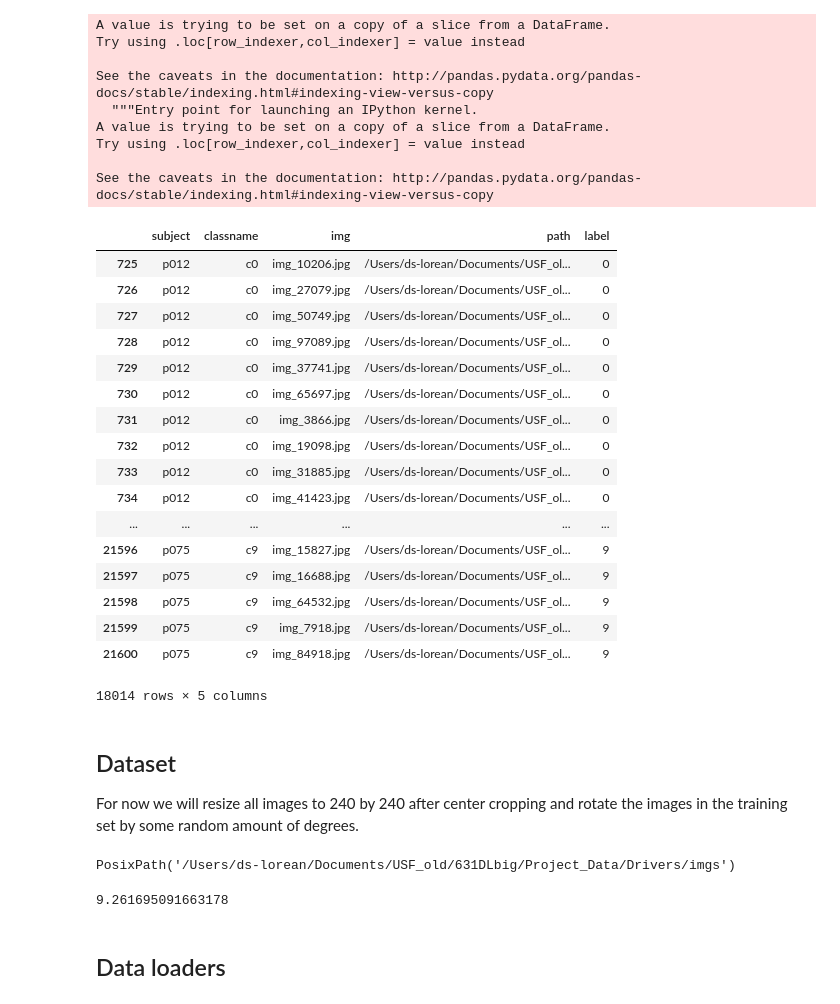
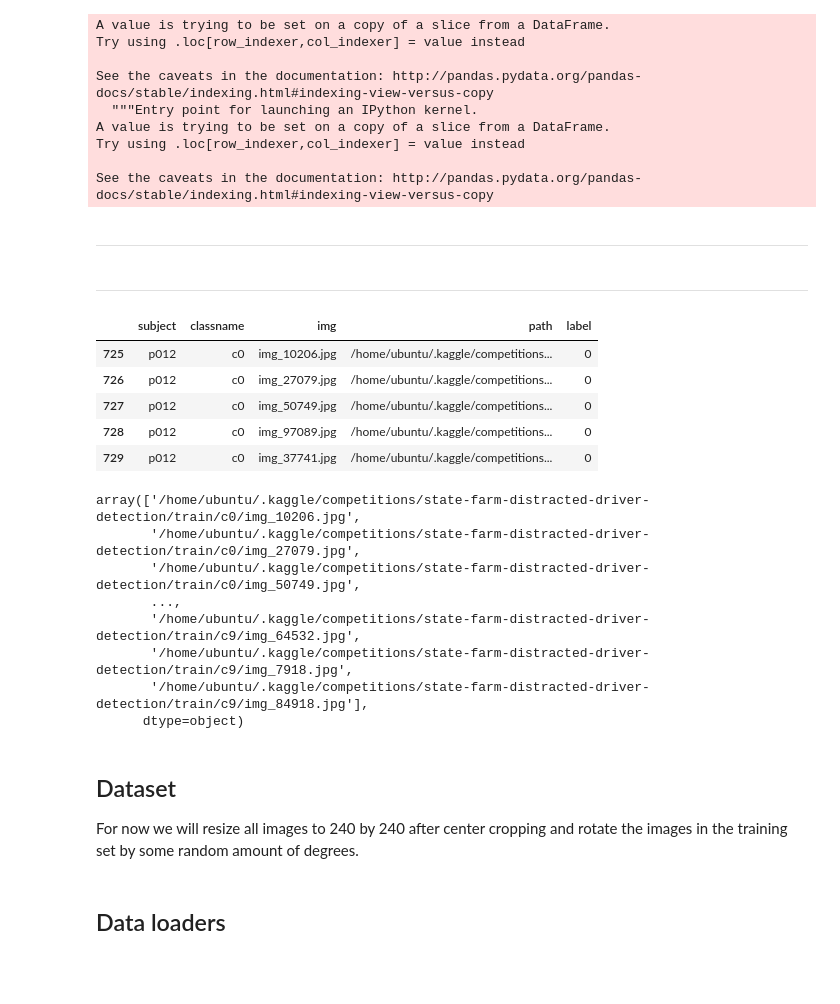
Before and after one commit to yuyun2/dl_distracted_driver, a Jupyter notebook: CNN_dataset_v2.ipynb, the cells around one changed output. Drawn from its saved outputs; the diff is of its cells as text; code cells hidden in the pictures; blank space fills up the shorter version.

```diff
--- a/CNN_dataset_v2.ipynb
+++ b/CNN_dataset_v2.ipynb
@@ -166,7 +171,8 @@ import random
 # %% [markdown]
 Read in dataframe with image files info
 # %%
-imgs_df = pd.read_csv('/Users/ds-lorean/Documents/USF_old/631DLbig/Project_Data/Drivers/driver_imgs_list.csv')
+# imgs_df = pd.read_csv('/Users/ds-lorean/Documents/USF_old/631DLbig/Project_Data/Drivers/driver_imgs_list.csv')
+imgs_df = pd.read_csv('/home/ubuntu/.kaggle/competitions/state-farm-distracted-driver-detection/driver_imgs_list.csv')
 imgs_df.head()
 # %% [output]
 |  | subject | classname | img |
@@ -249,7 +247,8 @@ train_imgs.head()
 | 728 | p012 | c0 | img_97089.jpg |
 | 729 | p012 | c0 | img_37741.jpg |
 # %%
-tr_path = '/Users/ds-lorean/Documents/USF_old/631DLbig/Project_Data/Drivers/imgs/train/'
+#tr_path = '/Users/ds-lorean/Documents/USF_old/631DLbig/Project_Data/Drivers/imgs/train/'
+tr_path = '/home/ubuntu/.kaggle/competitions/state-farm-distracted-driver-detection/train/'
 # %%
 train_imgs['path'] = tr_path + train_imgs['classname'] + '/' + train_imgs['img']
 # %% [output]
@@ -279,6 +280,8 @@ A value is trying to be set on a copy of a slice from a DataFrame.
 Try using .loc[row_indexer,col_indexer] = value instead
 
 See the caveats in the documentation: http://pandas.pydata.org/pandas-docs/stable/indexing.html#indexing-view-versus-copy
+# %% [markdown]
+--------------------------
 # %%
 path_c0 = Path('/Users/ds-lorean/Documents/USF_old/631DLbig/Project_Data/Drivers/imgs/train/c0')
 path_c1 = Path('/Users/ds-lorean/Documents/USF_old/631DLbig/Project_Data/Drivers/imgs/train/c1')
@@ -292,35 +295,32 @@ path_c8 = Path('/Users/ds-lorean/Documents/USF_old/631DLbig/Project_Data/Drivers
 path_c9 = Path('/Users/ds-lorean/Documents/USF_old/631DLbig/Project_Data/Drivers/imgs/train/c9')
 # %%
 path_list = [path_c0, path_c1, path_c2, path_c3, path_c4, path_c5, path_c6, path_c7, path_c8, path_c9]
+# %% [markdown]
+-------------------------------
 # %%
-train_imgs
+train_imgs.head()
 # %% [output]
 |  | subject | classname | img | path | label |
-| 725 | p012 | c0 | img_10206.jpg | /Users/ds-lorean/Documents/USF_ol... | 0 |
-| 726 | p012 | c0 | img_27079.jpg | /Users/ds-lorean/Documents/USF_ol... | 0 |
-| 727 | p012 | c0 | img_50749.jpg | /Users/ds-lorean/Documents/USF_ol... | 0 |
-| 728 | p012 | c0 | img_97089.jpg | /Users/ds-lorean/Documents/USF_ol... | 0 |
-| 729 | p012 | c0 | img_37741.jpg | /Users/ds-lorean/Documents/USF_ol... | 0 |
-| 730 | p012 | c0 | img_65697.jpg | /Users/ds-lorean/Documents/USF_ol... | 0 |
-| 731 | p012 | c0 | img_3866.jpg | /Users/ds-lorean/Documents/USF_ol... | 0 |
-| 732 | p012 | c0 | img_19098.jpg | /Users/ds-lorean/Documents/USF_ol... | 0 |
-| 733 | p012 | c0 | img_31885.jpg | /Users/ds-lorean/Documents/USF_ol... | 0 |
-| 734 | p012 | c0 | img_41423.jpg | /Users/ds-lorean/Documents/USF_ol... | 0 |
-| ... | ... | ... | ... | ... | ... |
-| 21596 | p075 | c9 | img_15827.jpg | /Users/ds-lorean/Documents/USF_ol... | 9 |
-| 21597 | p075 | c9 | img_16688.jpg | /Users/ds-lorean/Documents/USF_ol... | 9 |
-| 21598 | p075 | c9 | img_64532.jpg | /Users/ds-lorean/Documents/USF_ol... | 9 |
-| 21599 | p075 | c9 | img_7918.jpg | /Users/ds-lorean/Documents/USF_ol... | 9 |
-| 21600 | p075 | c9 | img_84918.jpg | /Users/ds-lorean/Documents/USF_ol... | 9 |
+| 725 | p012 | c0 | img_10206.jpg | /home/ubuntu/.kaggle/competitions... | 0 |
+| 726 | p012 | c0 | img_27079.jpg | /home/ubuntu/.kaggle/competitions... | 0 |
+| 727 | p012 | c0 | img_50749.jpg | /home/ubuntu/.kaggle/competitions... | 0 |
+| 728 | p012 | c0 | img_97089.jpg | /home/ubuntu/.kaggle/competitions... | 0 |
+| 729 | p012 | c0 | img_37741.jpg | /home/ubuntu/.kaggle/competitions... | 0 |
-18014 rows × 5 columns
+# %%
+train_imgs['path'].values
+# %% [output]
+array(['/home/ubuntu/.kaggle/competitions/state-farm-distracted-driver-detection/train/c0/img_10206.jpg',
+       '/home/ubuntu/.kaggle/competitions/state-farm-distracted-driver-detection/train/c0/img_27079.jpg',
+       '/home/ubuntu/.kaggle/competitions/state-farm-distracted-driver-detection/train/c0/img_50749.jpg',
+       ...,
+       '/home/ubuntu/.kaggle/competitions/state-farm-distracted-driver-detection/train/c9/img_64532.jpg',
+       '/home/ubuntu/.kaggle/competitions/state-farm-distracted-driver-detection/train/c9/img_7918.jpg',
+       '/home/ubuntu/.kaggle/competitions/state-farm-distracted-driver-detection/train/c9/img_84918.jpg'],
+      dtype=object)
 # %% [markdown]
 ## Dataset
 
 For now we will resize all images to 240 by 240 after center cropping and rotate the images in the training set by some random amount of degrees.
-# %%
-PATH
-# %% [output]
-PosixPath('/Users/ds-lorean/Documents/USF_old/631DLbig/Project_Data/Drivers/imgs')
 # %%
 # When using pre-trained networks you should normalized your images in the same way the
 # authors of the model did.
@@ -353,10 +353,6 @@ class DriversDataset(Dataset):
 # %%
 train_ds = DriversDataset(df=train_imgs, transforms=True)
 valid_ds = DriversDataset(df=valid_imgs)
-# %%
-(np.random.random()-.50)*20
-# %% [output]
-9.261695091663178
 # %% [markdown]
 ## Data loaders
 # %%
```
Also changed, not shown: parts of 15 cells of this notebook.
